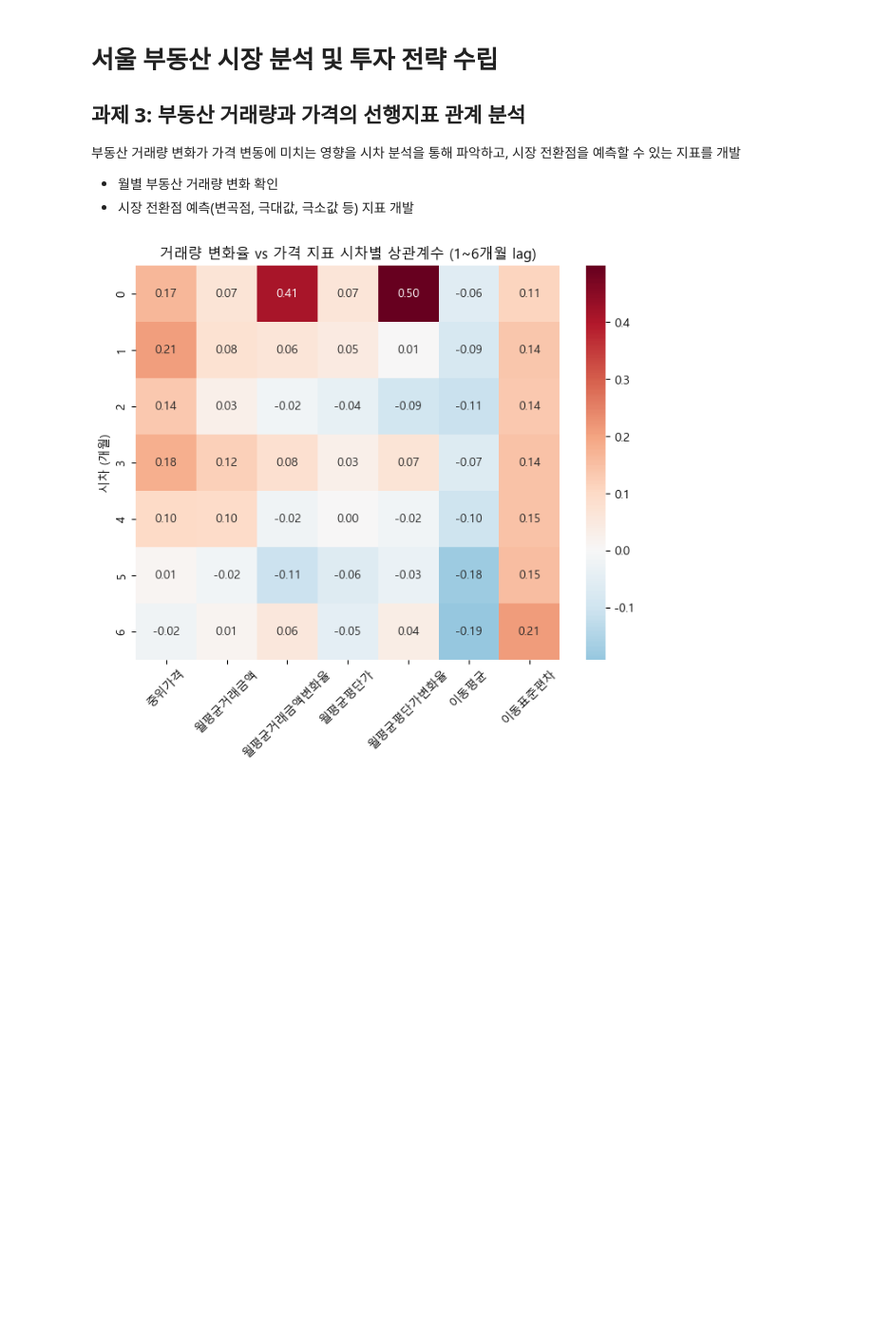
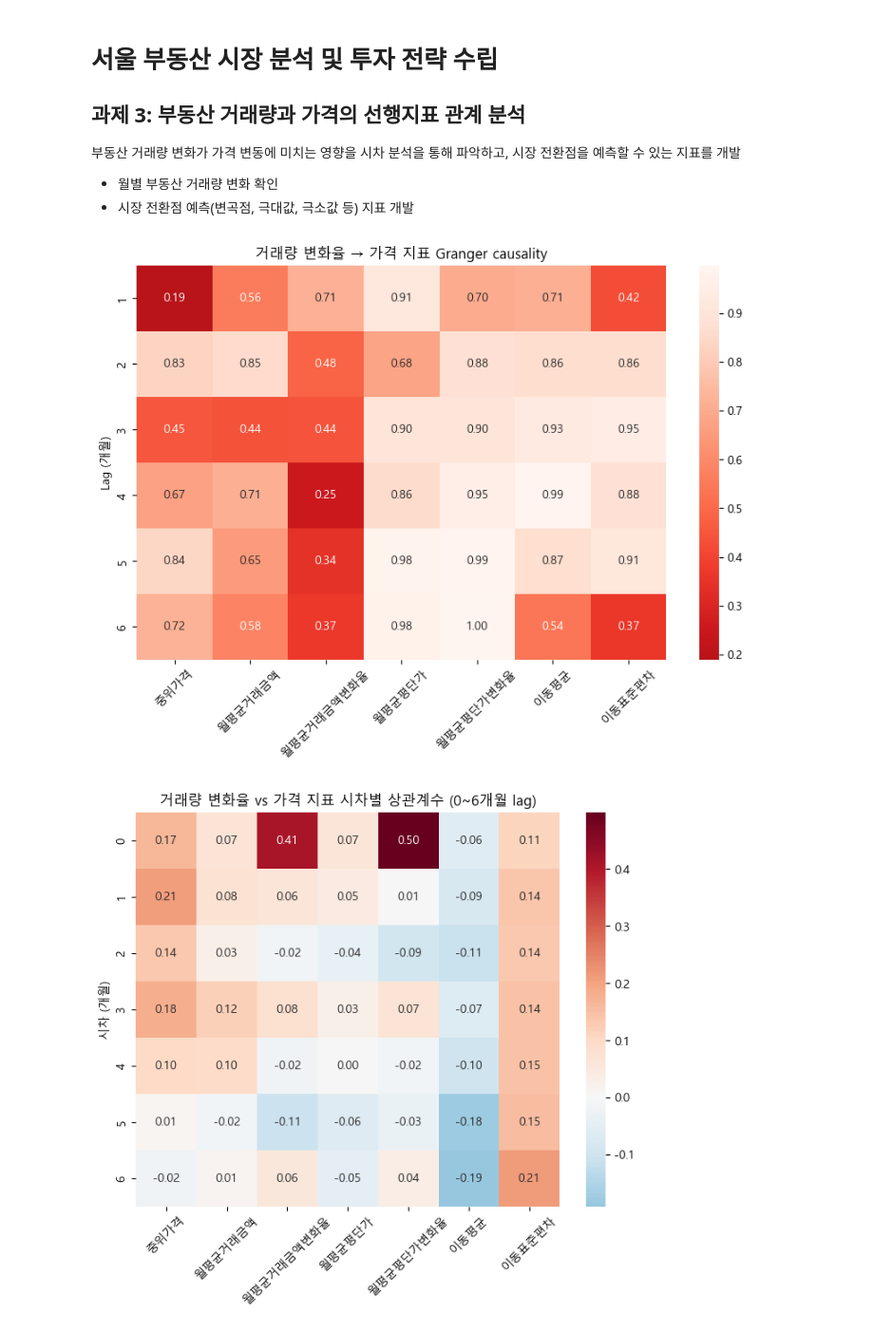
Before and after one commit to krystallinekim/pjt-DataAnalysis-Korean_Real_Estate, a Jupyter notebook: 03_leading_indicators.ipynb, the cells around one changed output. Shown at 95% size. Cells and saved outputs as stored; diff of their text form; code cells hidden in the pictures; blank space fills up the shorter version.

```diff
--- a/03_leading_indicators.ipynb
+++ b/03_leading_indicators.ipynb
@@ -32,6 +32,44 @@ monthly_stats['월평균거래금액변화율'] = monthly_stats['월평균거래
 monthly_stats['월평균평단가변화율'] = monthly_stats['월평균평단가'].pct_change()
 
 # display(monthly_stats)
+# %%
+from statsmodels.tsa.stattools import grangercausalitytests
+
+# 분석할 컬럼
+price_cols = ['중위가격', '월평균거래금액', '월평균거래금액변화율',
+              '월평균평단가', '월평균평단가변화율', '이동평균', '이동표준편차']
+volume_change_col = '월별거래량변화율'
+
+max_lag = 6
+pvalue_df = pd.DataFrame(index=range(1, max_lag+1), columns=price_cols)
+
+# 시차별 Granger causality 테스트 (F-test p-value)
+for col in price_cols:
+    for lag in range(1, max_lag+1):  # 0 대신 1부터 시작
+        # NaN 제거
+        test_df = monthly_stats[[col, volume_change_col]].dropna()
+        # Granger causality: X=거래량, Y=price_col
+        if len(test_df) > lag + 1:  # 충분한 데이터 있는 경우만
+            result = grangercausalitytests(test_df[[col, volume_change_col]], maxlag=lag, verbose=False)
+            # lag번째 결과의 ssr F-test p-value 저장
+            pvalue_df.loc[lag, col] = result[lag][0]['ssr_ftest'][1]
+        else:
+            pvalue_df.loc[lag, col] = np.nan
+
+# 숫자형으로 변환
+pvalue_df = pvalue_df.astype(float)
+# display(pvalue_df)
+
+# 시각화: p-value를 색으로 표현 (낮을수록 유의)
+plt.figure(figsize=(10,6))
+sns.heatmap(pvalue_df, annot=True, cmap='Reds_r', center=0.5, fmt=".2f")
+plt.title('거래량 변화율 → 가격 지표 Granger causality')
+plt.ylabel('Lag (개월)')
+plt.xticks(rotation=45)
+
+plt.show()
+# %% [output]
+[figure, added]
 # %%
 # 분석할 컬럼
 price_cols = ['중위가격', '월평균거래금액', '월평균거래금액변화율', '월평균평단가', '월평균평단가변화율', '이동평균', '이동표준편차']
```
Also changed, not shown: parts of 2 cells of this notebook, 2 other files.
